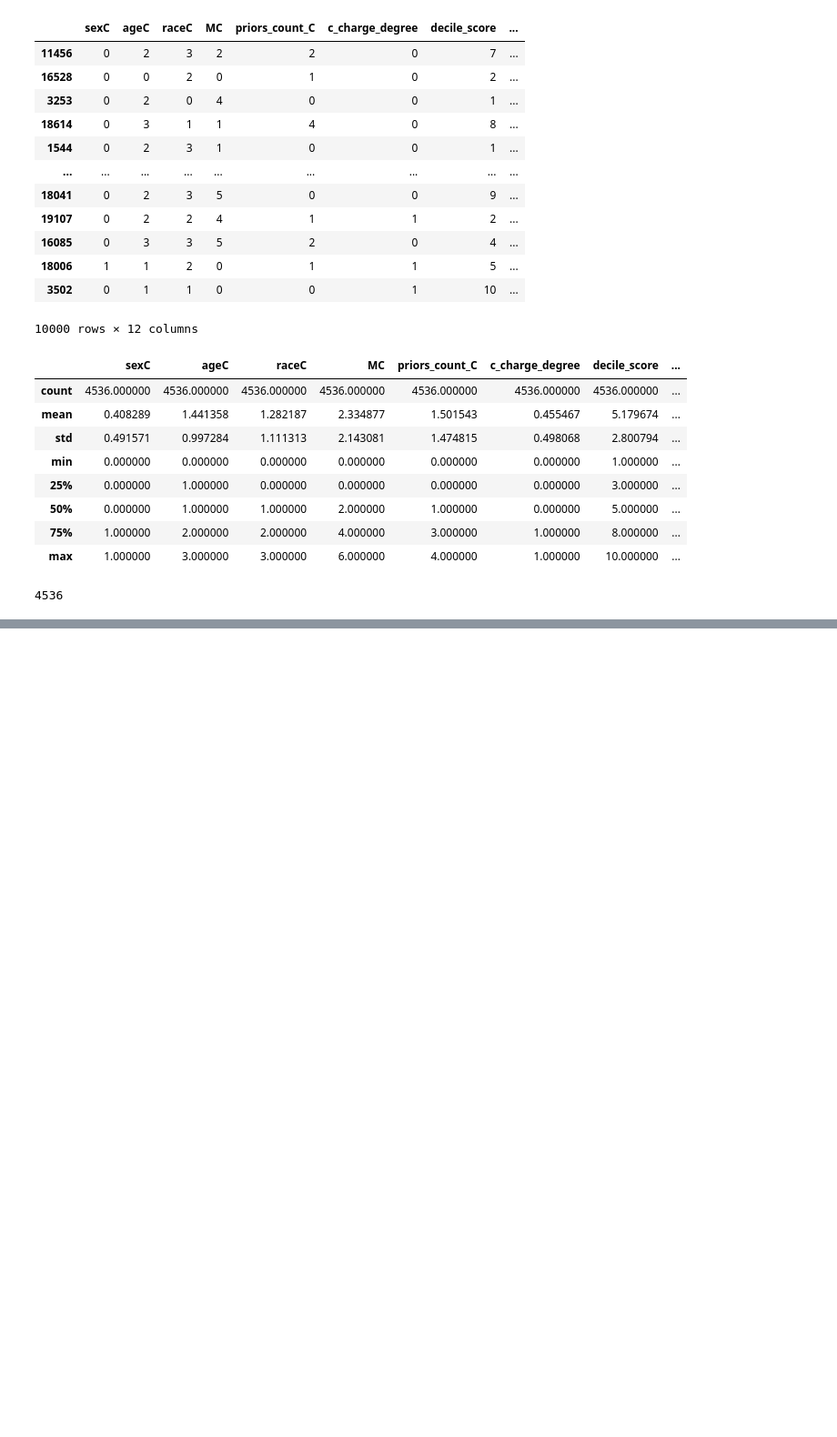
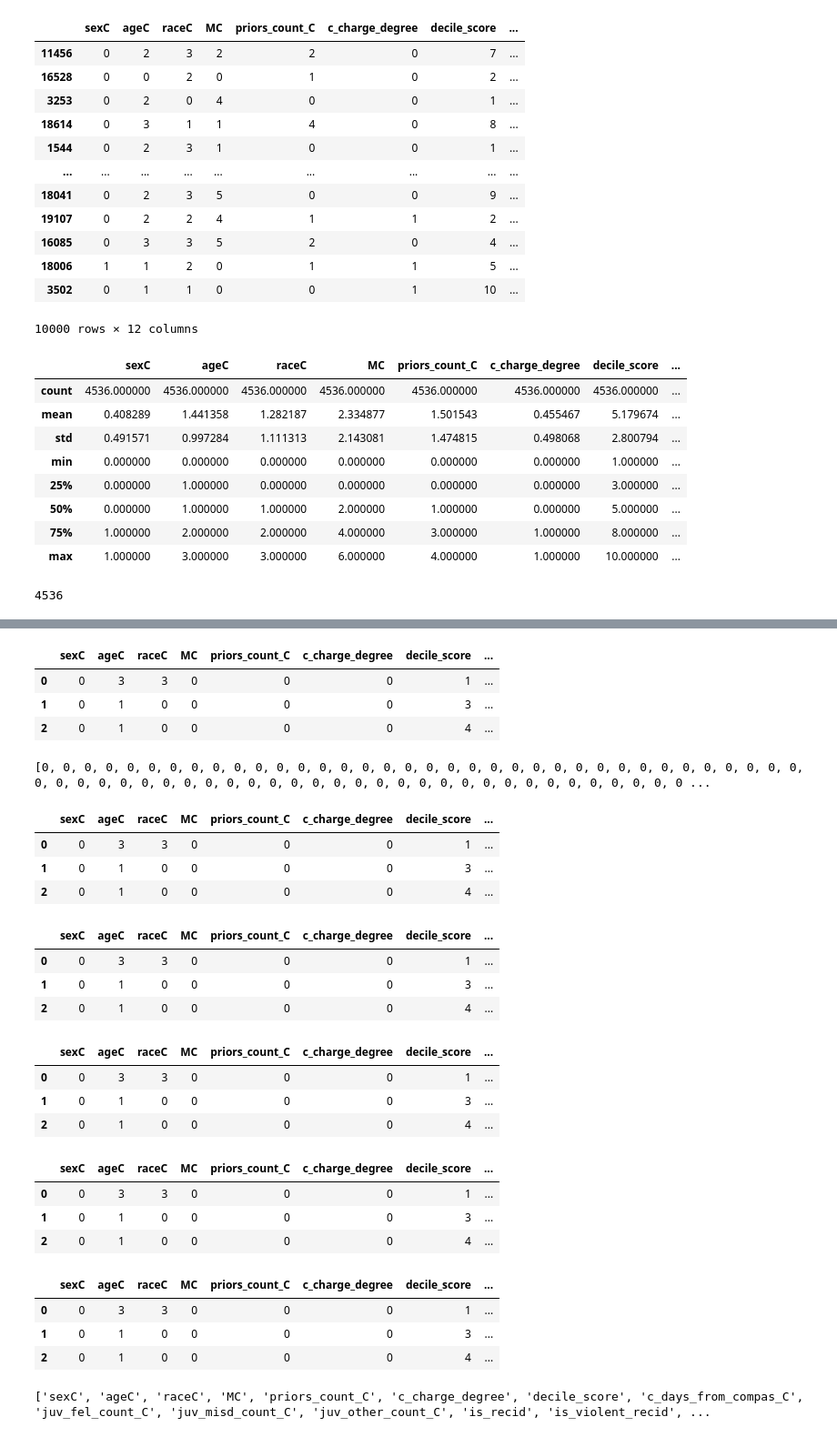
Before and after one commit to JinyangLi01/UnfairlyTreatedGroupDetection, a Jupyter notebook: Coding/DataPreprocessing/CompasDataset_0.ipynb, the cells around one changed output, grey strips where cells are left out. Shown at 91% size. Cells and saved outputs as stored; diff of their text form; code cells hidden in the pictures; blank space fills up the shorter version.

```diff
--- a/Coding/DataPreprocessing/CompasDataset_0.ipynb
+++ b/Coding/DataPreprocessing/CompasDataset_0.ipynb
@@ -495,0 +703,61 @@ mis_class.to_csv(r"../../InputData/CompasData/LargerDatasets/20000_mis.csv", ind
+# %%
+
+to_add = pd.read_csv(r"../../InputData/CompasData/Preprocessed_classified/RecidivismData_13att_classified.csv")
+to_add[:3]
+# %% [output]
+|  | sexC | ageC | raceC | MC | priors_count_C | c_charge_degree | decile_score | ... |
+| 0 | 0 | 3 | 3 | 0 | 0 | 0 | 1 | ... |
+| 1 | 0 | 1 | 0 | 0 | 0 | 0 | 3 | ... |
+| 2 | 0 | 1 | 0 | 0 | 0 | 0 | 4 | ... |
+# %%
+li = list(compas_data['start_C'])
+print(li)
+# %% [output]
+[0, 0, 0, 0, 0, 0, 0, 0, 0, 0, 0, 0, 0, 0, 0, 0, 0, 0, 0, 0, 0, 0, 0, 0, 0, 0, 0, 0, 0, 0, 0, 0, 0, 0, 0, 0, 0, 0, 0, 0, 0, 0, 0, 0, 0, 0, 0, 0, 0, 0, 0, 0, 0, 0, 0, 0, 0, 0, 0, 0, 0, 0, 0, 0, 0, 0, 0 ...
+# %%
+to_add['start_C'] = list(compas_data['start_C'])
+
+to_add[:3]
+# %% [output]
+|  | sexC | ageC | raceC | MC | priors_count_C | c_charge_degree | decile_score | ... |
+| 0 | 0 | 3 | 3 | 0 | 0 | 0 | 1 | ... |
+| 1 | 0 | 1 | 0 | 0 | 0 | 0 | 3 | ... |
+| 2 | 0 | 1 | 0 | 0 | 0 | 0 | 4 | ... |
+# %%
+to_add['end_C'] = list(compas_data['end_C'])
+
+to_add[:3]
+# %% [output]
+|  | sexC | ageC | raceC | MC | priors_count_C | c_charge_degree | decile_score | ... |
+| 0 | 0 | 3 | 3 | 0 | 0 | 0 | 1 | ... |
+| 1 | 0 | 1 | 0 | 0 | 0 | 0 | 3 | ... |
+| 2 | 0 | 1 | 0 | 0 | 0 | 0 | 4 | ... |
+# %%
+to_add['v_decile_score_C'] = list(compas_data['v_decile_score_C'])
+
+to_add[:3]
+# %% [output]
+|  | sexC | ageC | raceC | MC | priors_count_C | c_charge_degree | decile_score | ... |
+| 0 | 0 | 3 | 3 | 0 | 0 | 0 | 1 | ... |
+| 1 | 0 | 1 | 0 | 0 | 0 | 0 | 3 | ... |
+| 2 | 0 | 1 | 0 | 0 | 0 | 0 | 4 | ... |
+# %%
+
+to_add['Violence_score_C'] = list(compas_data['Violence_score_C'])
+
+to_add[:3]
+# %% [output]
+|  | sexC | ageC | raceC | MC | priors_count_C | c_charge_degree | decile_score | ... |
+| 0 | 0 | 3 | 3 | 0 | 0 | 0 | 1 | ... |
+| 1 | 0 | 1 | 0 | 0 | 0 | 0 | 3 | ... |
+| 2 | 0 | 1 | 0 | 0 | 0 | 0 | 4 | ... |
+# %%
+
+to_add['event_C'] = list(compas_data['event_C'])
+
+to_add[:3]
+# %% [output]
+|  | sexC | ageC | raceC | MC | priors_count_C | c_charge_degree | decile_score | ... |
+| 0 | 0 | 3 | 3 | 0 | 0 | 0 | 1 | ... |
+| 1 | 0 | 1 | 0 | 0 | 0 | 0 | 3 | ... |
+| 2 | 0 | 1 | 0 | 0 | 0 | 0 | 4 | ... |
@@ -495,0 +766,4 @@ mis_class.to_csv(r"../../InputData/CompasData/LargerDatasets/20000_mis.csv", ind
+# %%
+print(to_add.columns.tolist())
+# %% [output]
+['sexC', 'ageC', 'raceC', 'MC', 'priors_count_C', 'c_charge_degree', 'decile_score', 'c_days_from_compas_C', 'juv_fel_count_C', 'juv_misd_count_C', 'juv_other_count_C', 'is_recid', 'is_violent_recid', ...
```
Also changed, not shown: parts of 15 cells of this notebook, 3 other files.
